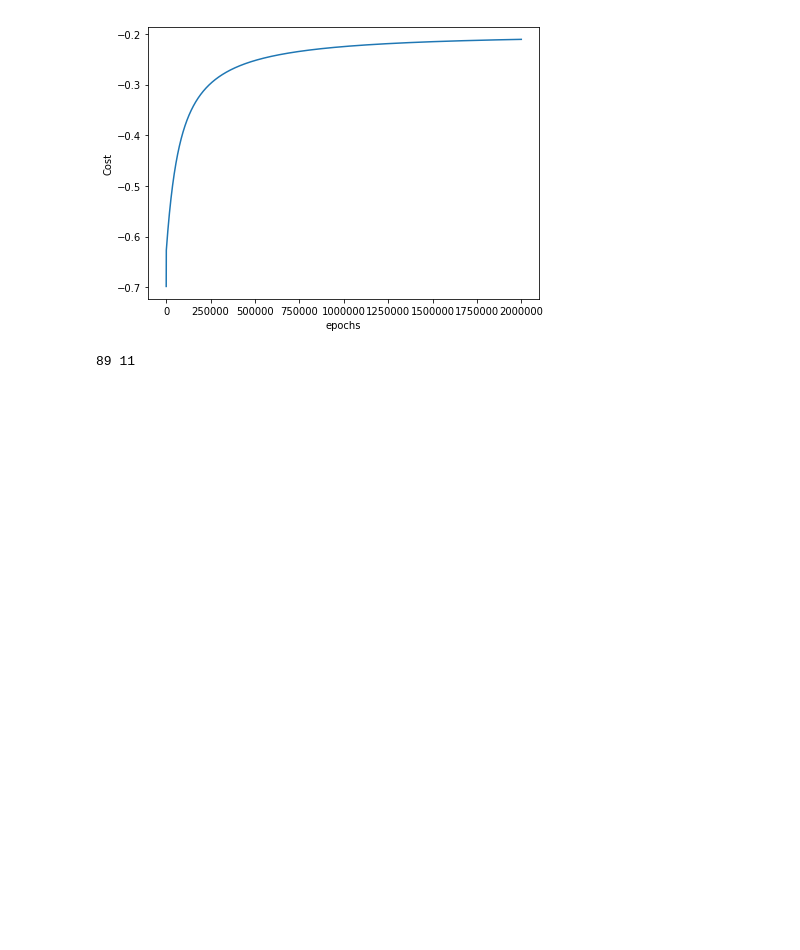
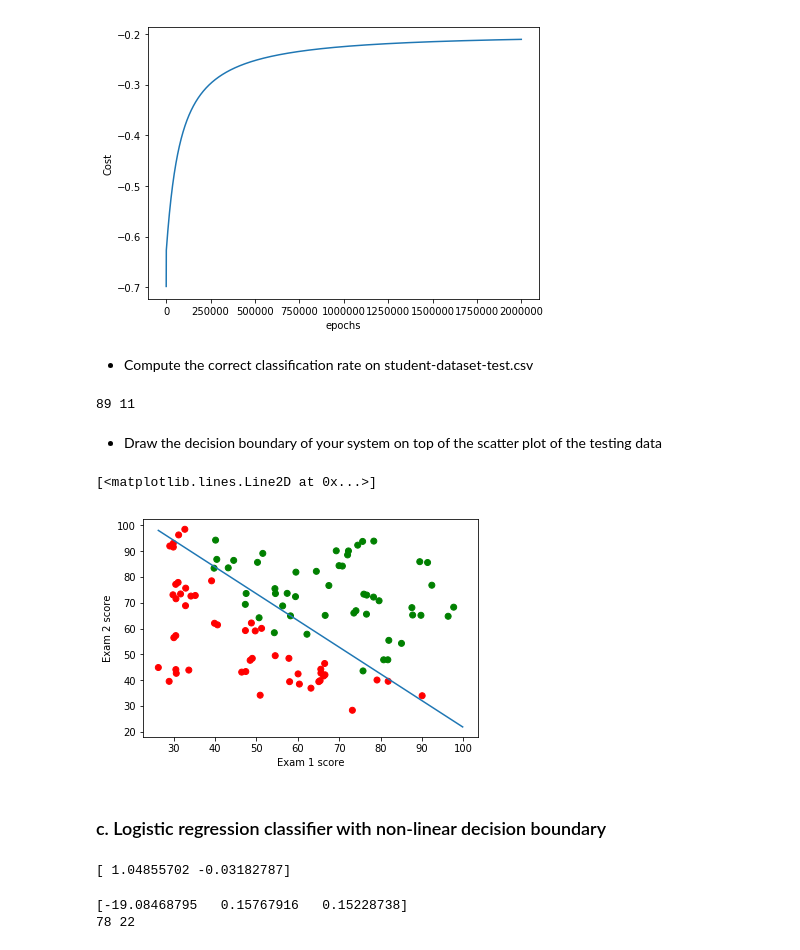
Before and after one commit to flavz27/mach_le_mse, a Jupyter notebook: PW06/06_pittet_vitali.ipynb, the cells around one changed output. Saved outputs shown, nothing was run; the diff lists cells and outputs as text; code cells hidden in the pictures; blank space fills up the shorter version.

Commit message:
PW06: Added Non-linear decision and SciKit

```diff
--- a/PW06/06_pittet_vitali.ipynb
+++ b/PW06/06_pittet_vitali.ipynb
@@ -94,14 +94,46 @@ plt.plot(J)
 # %% [output]
 [<matplotlib.lines.Line2D at 0x...>]
 [figure]
+# %% [markdown]
+- Compute the correct classification rate on student-dataset-test.csv
 # %%
-# Test with the training set
-test = hypothesis(X, theta)
-correct = 0
-for yc, y in zip(test.round(),Y):
-    if yc == y:
-        correct += 1
+# Testing model's performance
 
-print(correct, len(test) - correct)
+def test_perf(y_hat, y):
+    correct = 0
+    for yh, y in zip(y_hat,y):
+        if yh == y:
+            correct += 1
+    return correct, len(y_hat) - correct
-# %% [output]
-89 11
+# %%
+Xtest = np.ones_like(X)
+Xtest.T[1] = testSet[0].values
+Xtest.T[2] = testSet[1].values
+Ytest = testSet[2].values
+
+htest = hypothesis(Xtest, theta).round()
+correct, miss = test_perf(htest.round(), Ytest)
+print(correct, miss)
+# %% [output]
+89 11
+# %% [markdown]
+- Draw the decision boundary of your system on top of the scatter plot of the testing data
+# %%
+plt.clf()
+plt.xlabel("Exam 1 score")
+plt.ylabel("Exam 2 score")
+
+plt.scatter(Xtest[:,1], Xtest[:,2], c=['r','g'])
+
+plt.plot(np.arange(Xtest[:,1].min(), 100, 0.5),
+         [-(theta[0] + theta[1] * x) / theta[2] for x in np.arange(Xtest[:,1].min(), 100, 0.5)])
+# %% [output]
+[<matplotlib.lines.Line2D at 0x...>]
+[figure, added]
+# %% [markdown]
+### c. Logistic regression classifier with non-linear decision boundary
+# %%
+polyCoeff = np.polyfit(hypothesis(X,theta),Y,deg=1)
+print(polyCoeff)
+# %% [output]
+[ 1.04855702 -0.03182787]
@@ -107,0 +148,8 @@ print(correct, len(test) - correct)
+# %%
+print(theta)
+htest = hypothesis(X, theta2).round()
+correct, miss = test_perf(htest, Y)
+print(correct, miss)
+# %% [output]
+[-19.08468795   0.15767916   0.15228738]
+78 22
```
Also changed, not shown: parts of 7 cells of this notebook.
